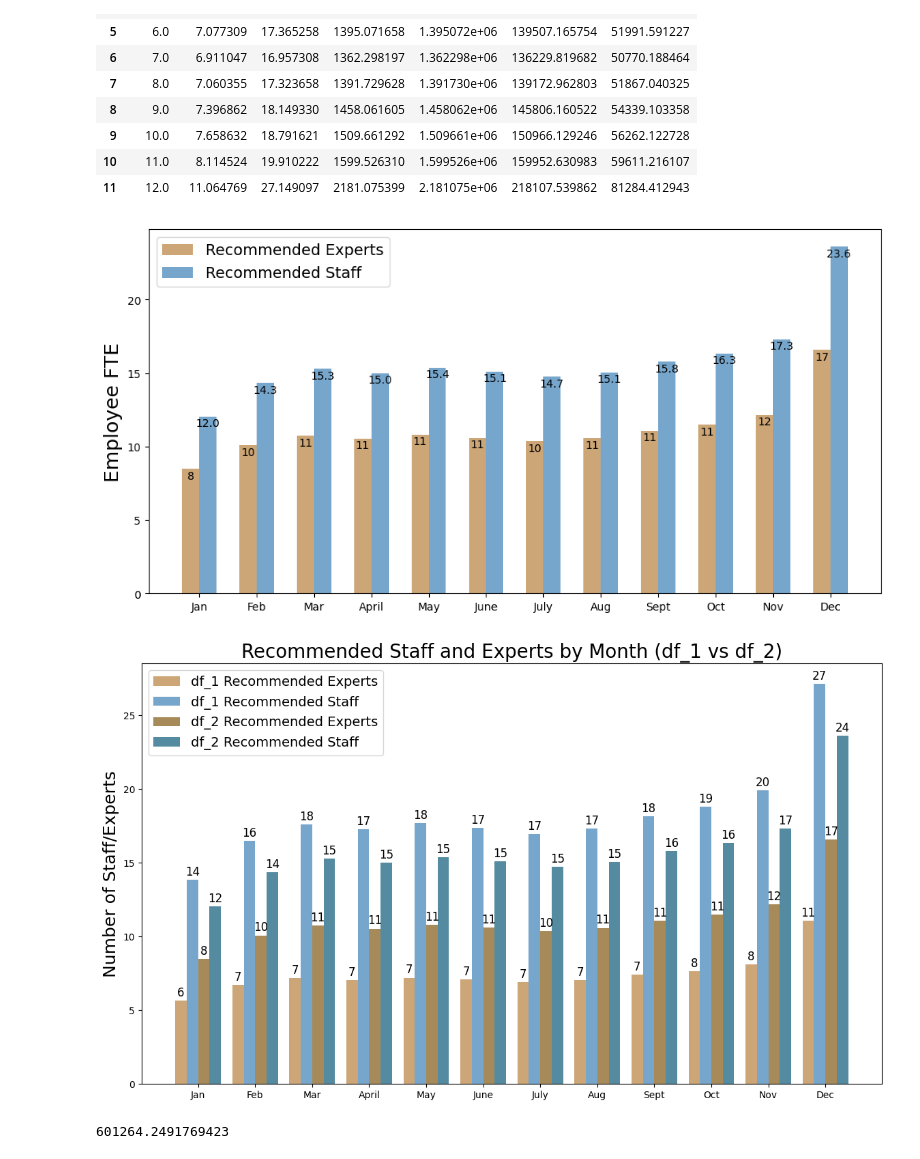
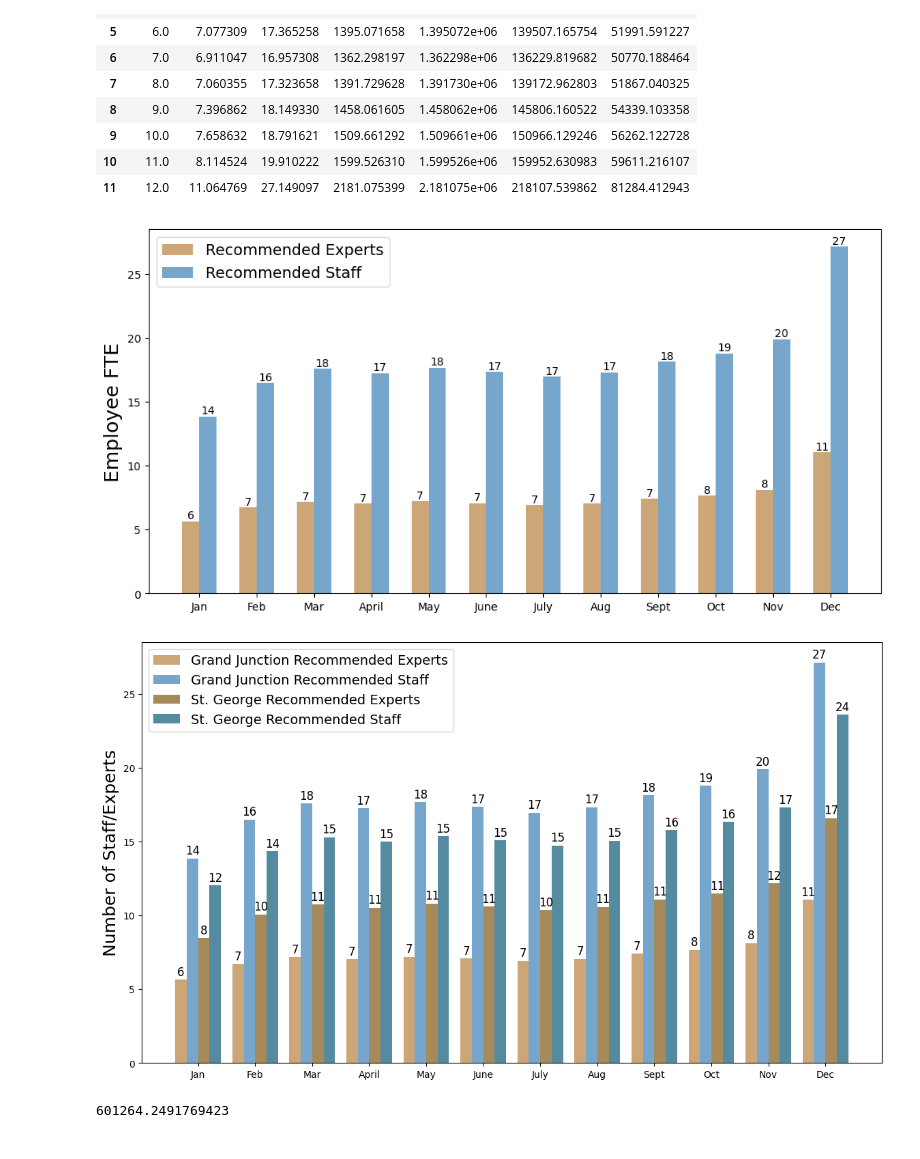
Before and after one commit to annabellamiller/DigitalDacha, a Jupyter notebook: Dacha_StGeorgeGrandJunction.ipynb, the cells around one changed output. Drawn from its saved outputs; the diff is of its cells as text; code cells hidden in the pictures.

```diff
--- a/Dacha_StGeorgeGrandJunction.ipynb
+++ b/Dacha_StGeorgeGrandJunction.ipynb
@@ -41,7 +41,7 @@ recdf_GJ
 import matplotlib.pyplot as plt
 
 # Define the DataFrame
-df_to_use = recdf_SJ
+df_to_use = recdf_GJ
 
 # Create the bar plot
 plt.figure(figsize=(12, 6))
@@ -67,11 +67,11 @@ plt.xticks(df_to_use['Month'], month_names)
 # Add the numbers on top of the bars
 for bar in bars1:
     height = bar.get_height()
-    plt.text(bar.get_x() + bar.get_width() / 2, height-0.1, f'{round(height)}', ha='center', va='top', fontsize=10)
+    plt.text(bar.get_x() + bar.get_width() / 2, height, f'{round(height)}', ha='center', va='bottom', fontsize=10)
 
 for bar in bars2:
     height = bar.get_height()
-    plt.text(bar.get_x() + bar.get_width() / 2, height-0.1, f'{height:.1f}', ha='center', va='top', fontsize=10)
+    plt.text(bar.get_x() + bar.get_width() / 2, height, f'{round(height)}', ha='center', va='bottom', fontsize=10)
 
 # Show legend with updated labels
 plt.legend(fontsize = 14)
@@ -79,7 +79,7 @@ plt.legend(fontsize = 14)
 # Display the plot
 plt.show()
 # %% [output]
-[figure, old version]
+[figure, new version]
 # %%
 import matplotlib.pyplot as plt
 import numpy as np
@@ -111,16 +111,15 @@ color_experts_darker = '#a78a5a'  # Darker shade for Experts in df_2
 color_staff_darker = '#558ba0'    # Darker shade for Staff in df_2
 
 # Create bars for df_1 (Recommended Experts and Recommended Staff)
-bars1_1 = plt.bar(x_1 - bar_width/2, df_1['RecExperts'], width=bar_width, label='df_1 Recommended Experts', color=color_experts)
-bars2_1 = plt.bar(x_1 + bar_width/2, df_1['RecStaff'], width=bar_width, label='df_1 Recommended Staff', color=color_staff)
+bars1_1 = plt.bar(x_1 - bar_width/2, df_1['RecExperts'], width=bar_width, label='Grand Junction Recommended Experts', color=color_experts)
+bars2_1 = plt.bar(x_1 + bar_width/2, df_1['RecStaff'], width=bar_width, label='Grand Junction Recommended Staff', color=color_staff)
 
 # Create bars for df_2 (Recommended Experts and Recommended Staff)
-bars1_2 = plt.bar(x_2 - bar_width/2, df_2['RecExperts'], width=bar_width, label='df_2 Recommended Experts', color=color_experts_darker)
-bars2_2 = plt.bar(x_2 + bar_width/2, df_2['RecStaff'], width=bar_width, label='df_2 Recommended Staff', color=color_staff_darker)
+bars1_2 = plt.bar(x_2 - bar_width/2, df_2['RecExperts'], width=bar_width, label='St. George Recommended Experts', color=color_experts_darker)
+bars2_2 = plt.bar(x_2 + bar_width/2, df_2['RecStaff'], width=bar_width, label='St. George Recommended Staff', color=color_staff_darker)
 
 # Adding labels and title
 plt.ylabel('Number of Staff/Experts', fontsize=18)
-plt.title('Recommended Staff and Experts by Month (df_1 vs df_2)', fontsize=20)
 
 # Month dictionary
 month_dict = {
@@ -131,34 +130,34 @@ month_dict = {
 
 # Convert the month numbers to month names
 month_names = [month_dict[m] for m in months]
 
 # Set the x-ticks to the month names
 plt.xticks(months, month_names)
 
 # Add the numbers on top of the bars (rounded to nearest whole number)
 for bar in bars1_1:
     height = bar.get_height()
     plt.text(bar.get_x() + bar.get_width() / 2, height + 0.1, f'{round(height)}', ha='center', va='bottom', fontsize=12, color='black')
 
 for bar in bars2_1:
     height = bar.get_height()
     plt.text(bar.get_x() + bar.get_width() / 2, height + 0.1, f'{round(height)}', ha='center', va='bottom', fontsize=12, color='black')
 
 for bar in bars1_2:
     height = bar.get_height()
     plt.text(bar.get_x() + bar.get_width() / 2, height + 0.1, f'{round(height)}', ha='center', va='bottom', fontsize=12, color='black')
 
 for bar in bars2_2:
     height = bar.get_height()
     plt.text(bar.get_x() + bar.get_width() / 2, height + 0.1, f'{round(height)}', ha='center', va='bottom', fontsize=12, color='black')
 
 # Show legend with updated labels
 plt.legend(fontsize=14)
 
 # Display the plot
 plt.show()
 # %% [output]
-[figure, old version]
+[figure, new version]
 # %%
 dp.calculate_net_income(recdf_GJ)
 # %% [output]
```
Also changed, not shown: 2 other files.
